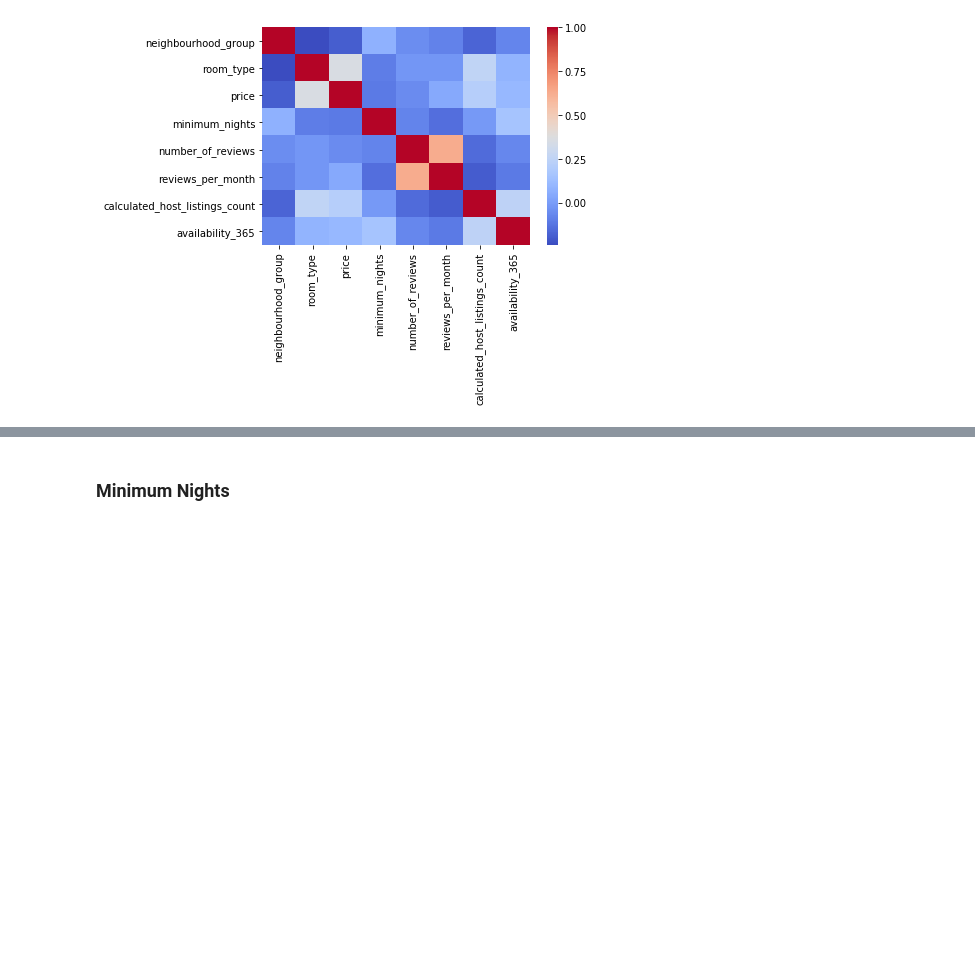
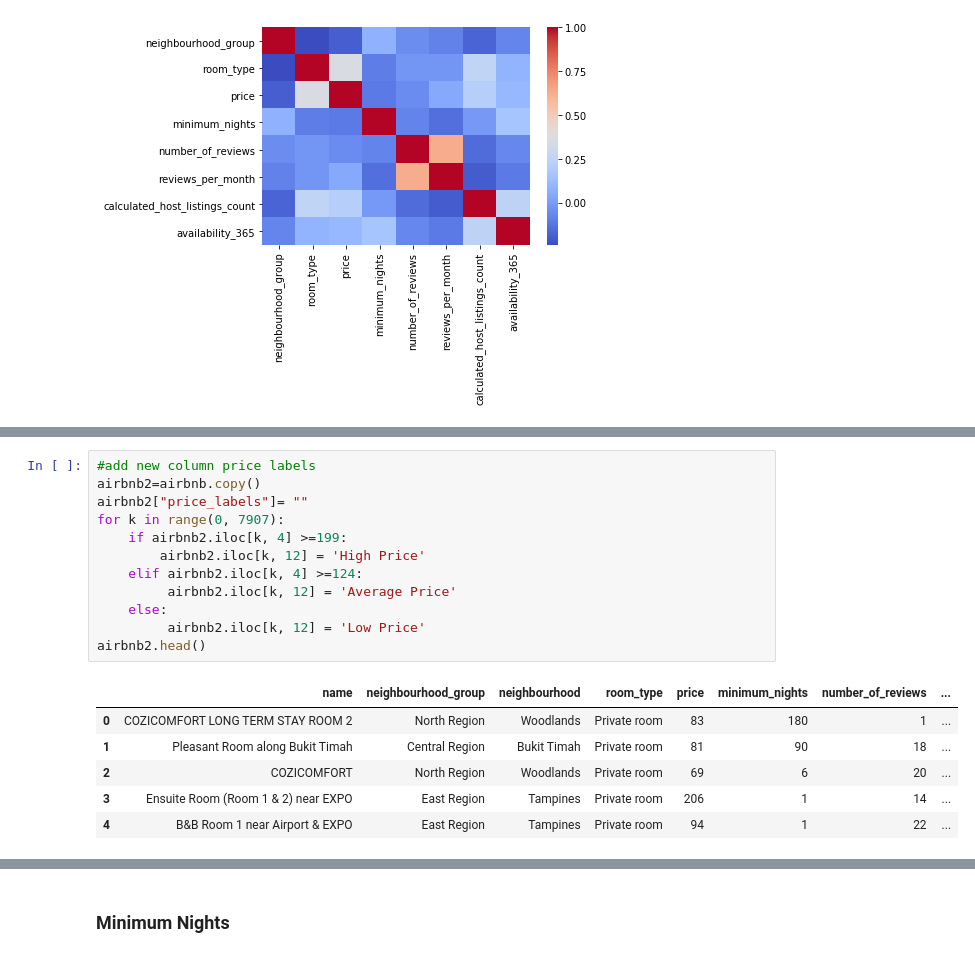
Before and after one commit to NathanHergenreter/SingaporeAirbnb, a Jupyter notebook: python/price_analysis.ipynb, the cells around one changed output, grey strips where cells are left out. Cells and saved outputs as stored; diff of their text form; blank space fills up the shorter version.

```diff
--- a/python/price_analysis.ipynb
+++ b/python/price_analysis.ipynb
@@ -167,0 +182,19 @@ sns.heatmap(corr, xticklabels=corr.columns, yticklabels=corr.columns, cmap="cool
+# %%
+#add new column price labels
+airbnb2=airbnb.copy()
+airbnb2["price_labels"]= ""
+for k in range(0, 7907):
+    if airbnb2.iloc[k, 4] >=199:
+        airbnb2.iloc[k, 12] = 'High Price'
+    elif airbnb2.iloc[k, 4] >=124:
+         airbnb2.iloc[k, 12] = 'Average Price'
+    else:
+         airbnb2.iloc[k, 12] = 'Low Price'
+airbnb2.head()
+# %% [output]
+|  | name | neighbourhood_group | neighbourhood | room_type | price | minimum_nights | number_of_reviews | ... |
+| 0 | COZICOMFORT LONG TERM STAY ROOM 2 | North Region | Woodlands | Private room | 83 | 180 | 1 | ... |
+| 1 | Pleasant Room along Bukit Timah | Central Region | Bukit Timah | Private room | 81 | 90 | 18 | ... |
+| 2 | COZICOMFORT | North Region | Woodlands | Private room | 69 | 6 | 20 | ... |
+| 3 | Ensuite Room (Room 1 & 2) near EXPO | East Region | Tampines | Private room | 206 | 1 | 14 | ... |
+| 4 | B&B Room 1 near Airport & EXPO | East Region | Tampines | Private room | 94 | 1 | 22 | ... |
```
Also changed, not shown: parts of 3 cells of this notebook.
